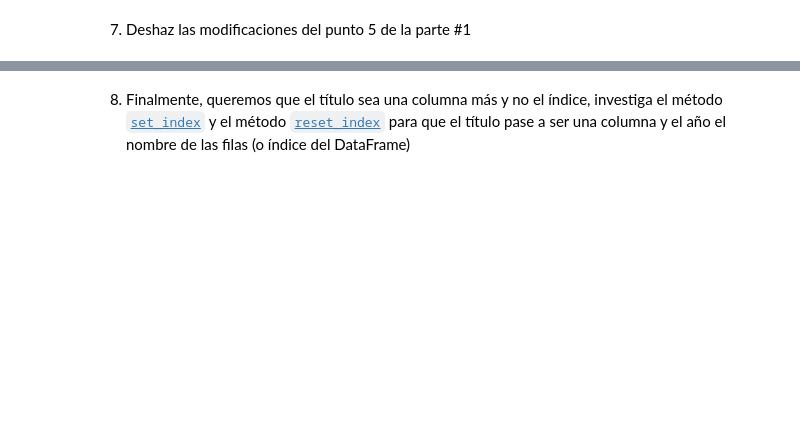
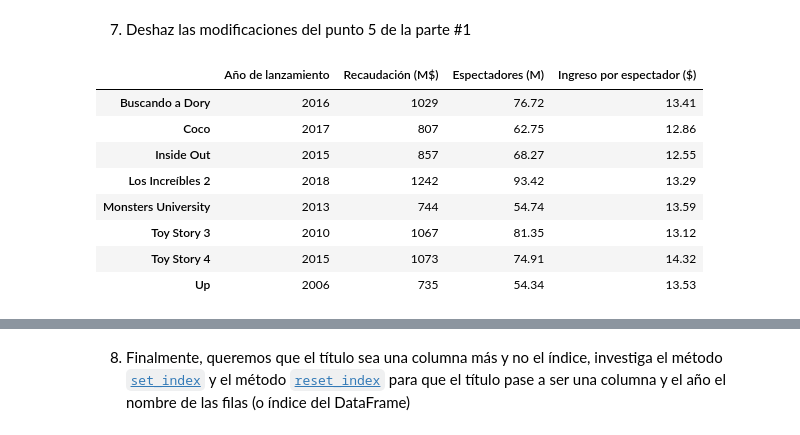
Before and after one commit to noemontiels/ONLINE_DS_THEBRIDGE_NOELIAMONTIEL, a Jupyter notebook: 02_Programacion_y_Herramientas_Avanzadas/Sprint_04/Unidad_01/Practica_Obligatoria/18_Practica_Obligatoria_Pandas_I.ipynb, the cells around one changed output, grey strips where cells are left out. Cells and saved outputs as stored; diff of their text form; code cells hidden in the pictures; blank space fills up the shorter version.

```diff
--- a/02_Programacion_y_Herramientas_Avanzadas/Sprint_04/Unidad_01/Practica_Obligatoria/18_Practica_Obligatoria_Pandas_I.ipynb
+++ b/02_Programacion_y_Herramientas_Avanzadas/Sprint_04/Unidad_01/Practica_Obligatoria/18_Practica_Obligatoria_Pandas_I.ipynb
@@ -83,2 +261,17 @@ dtype: int64
 # %% [markdown]
 7. Deshaz las modificaciones del punto 5 de la parte #1
+# %%
+# Toy Story 4 vuelve a ser de 2015 y Up de 2006
+peliculas_df.loc['Toy Story 4', 'Año de lanzamiento'] = 2015
+peliculas_df.loc['Up', 'Año de lanzamiento'] = 2006
+peliculas_df
+# %% [output]
+|  | Año de lanzamiento | Recaudación (M$) | Espectadores (M) | Ingreso por espectador ($) |
+| Buscando a Dory | 2016 | 1029 | 76.72 | 13.41 |
+| Coco | 2017 | 807 | 62.75 | 12.86 |
+| Inside Out | 2015 | 857 | 68.27 | 12.55 |
+| Los Increíbles 2 | 2018 | 1242 | 93.42 | 13.29 |
+| Monsters University | 2013 | 744 | 54.74 | 13.59 |
+| Toy Story 3 | 2010 | 1067 | 81.35 | 13.12 |
+| Toy Story 4 | 2015 | 1073 | 74.91 | 14.32 |
+| Up | 2006 | 735 | 54.34 | 13.53 |
```
Also changed, not shown: parts of 17 cells of this notebook.
